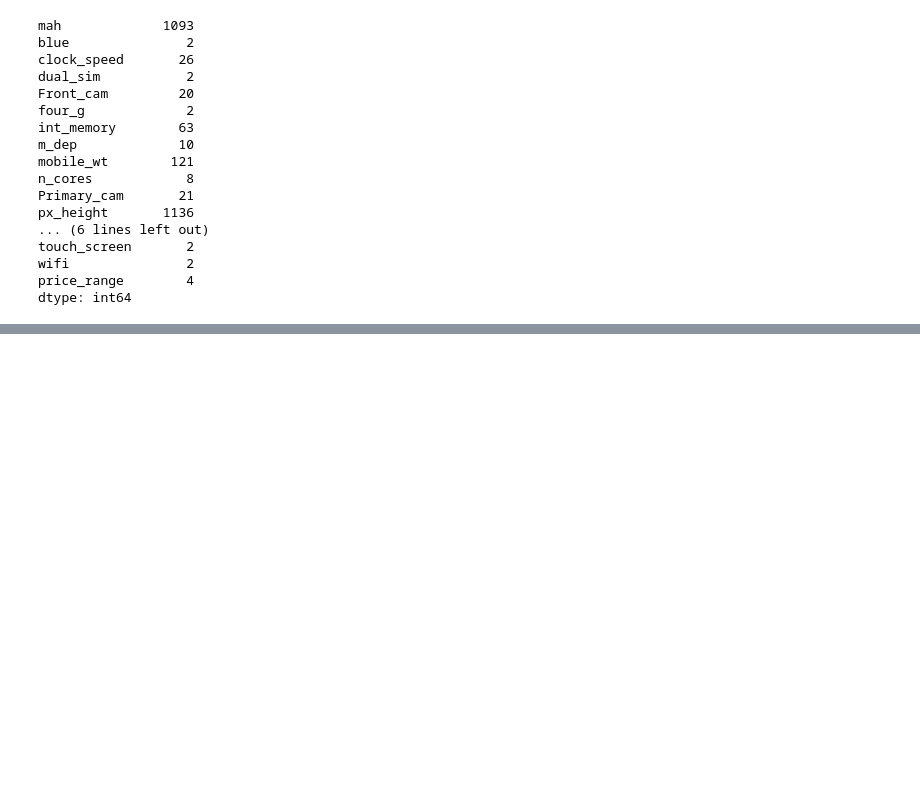
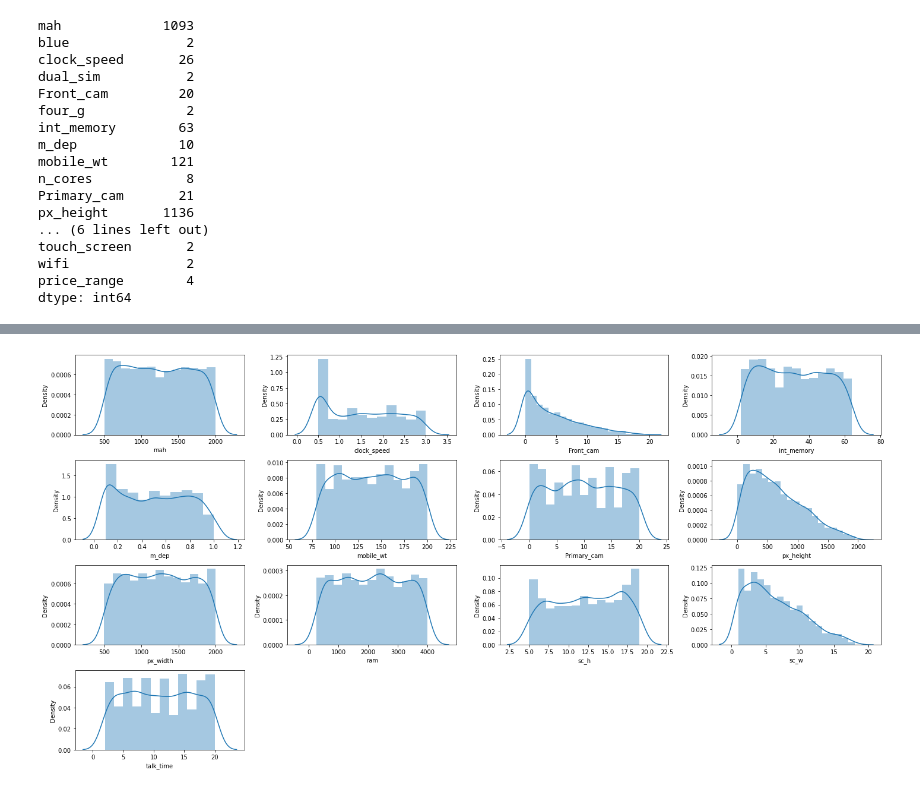
Before and after one commit to tarun422/Mobile-Price-Range-Prediction, a Jupyter notebook: Mobile_Price_Range_Prediction.ipynb, the cells around one changed output, grey strips where cells are left out. Saved outputs shown, nothing was run; the diff lists cells and outputs as text; code cells hidden in the pictures; blank space fills up the shorter version.

```diff
--- a/Mobile_Price_Range_Prediction.ipynb
+++ b/Mobile_Price_Range_Prediction.ipynb
@@ -363,0 +390,2 @@ dtype: int64
+# %%
+numarical_columns=['mah', 'clock_speed', 'Front_cam','int_memory', 'm_dep', 'mobile_wt', 'Primary_cam','px_height', 'px_width', 'ram', 'sc_h', 'sc_w', 'talk_time']
@@ -363,0 +410,10 @@ dtype: int64
+# %%
+fig = plt.figure(figsize=(20,10))
+count=1
+for i in numarical_columns:
+  plt.subplot(4,4,count)
+  sns.distplot(df[i])
+  count+=1
+  plt.tight_layout()
+# %% [output]
+[figure, added]
```
Also changed, not shown: parts of 9 cells of this notebook.
